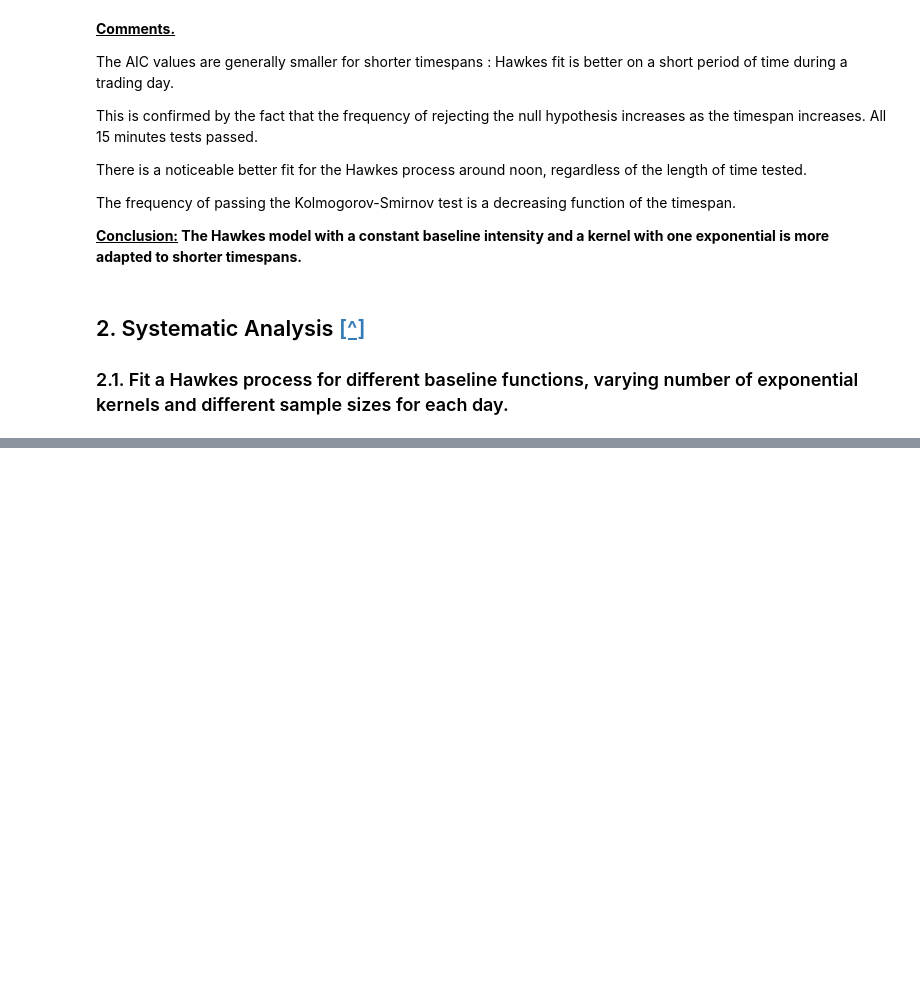
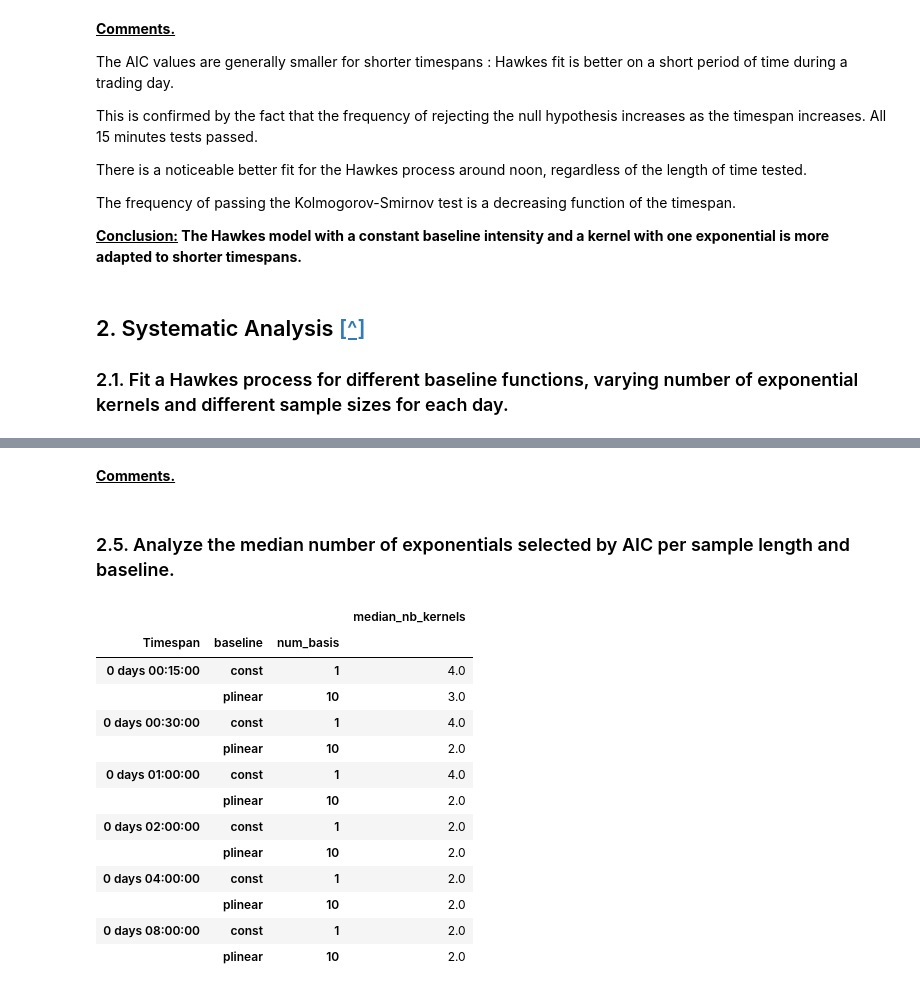
Before and after one commit to PierreArtigalaCS/DHF, a Jupyter notebook: DHF-LAB5-ARTIGALA-CHATAIGNAULT.ipynb, the cells around one changed output, grey strips where cells are left out. Cells and saved outputs as stored; diff of their text form; code cells hidden in the pictures; blank space fills up the shorter version.

```diff
--- a/DHF-LAB5-ARTIGALA-CHATAIGNAULT.ipynb
+++ b/DHF-LAB5-ARTIGALA-CHATAIGNAULT.ipynb
@@ -338,0 +705,38 @@ The frequency of passing the Kolmogorov-Smirnov test is a decreasing function of
+# %% [markdown]
+<b><u>Comments.</b></u>
+# %% [markdown]
+### 2.5. Analyze the median number of exponentials selected by AIC per sample length and baseline.
+# %%
+def median_nb_kernels():
+    """Compute the median number of kernels selected by AIC per sample length and baseline."""
+    # Load the results of the systematic analysis
+    df = load_results_analysis()
+    # Keep the relevant columns only
+    l_cols_keep = ['Start Time', 'End Time', 'Timespan', 'baseline', 'num_basis', 'nb_kernels', 'reformat', "AIC"]
+    df = df[l_cols_keep]
+    # Find the nb_kernels corresponding to the lowest AIC for each sample and combination of parameters (excluding nb_kernels)
+    l_cols_groupby = ['Start Time', 'End Time', 'Timespan', 'baseline', 'num_basis', 'reformat', "AIC"]
+    df_aic = df.loc[df.groupby(l_cols_groupby)['AIC'].idxmin()]
+    # Compute the median nb_kernels per sample length and baseline
+    l_cols_keep = ['Timespan', 'baseline', 'num_basis', 'nb_kernels']
+    df_aic = df_aic.groupby(["Timespan", "baseline", "num_basis"]).median(numeric_only=True)["nb_kernels"]
+    df_aic.name = "median_nb_kernels"
+    return df_aic.to_frame()
+# %%
+df_aic = median_nb_kernels()
+df_aic
+# %% [output]
+|  |  |  | median_nb_kernels |
+| Timespan | baseline | num_basis |  |
+| 0 days 00:15:00 | const | 1 | 4.0 |
+|  | plinear | 10 | 3.0 |
+| 0 days 00:30:00 | const | 1 | 4.0 |
+|  | plinear | 10 | 2.0 |
+| 0 days 01:00:00 | const | 1 | 4.0 |
+|  | plinear | 10 | 2.0 |
+| 0 days 02:00:00 | const | 1 | 2.0 |
+|  | plinear | 10 | 2.0 |
+| 0 days 04:00:00 | const | 1 | 2.0 |
+|  | plinear | 10 | 2.0 |
+| 0 days 08:00:00 | const | 1 | 2.0 |
+|  | plinear | 10 | 2.0 |
```
Also changed, not shown: parts of 24 cells of this notebook.
